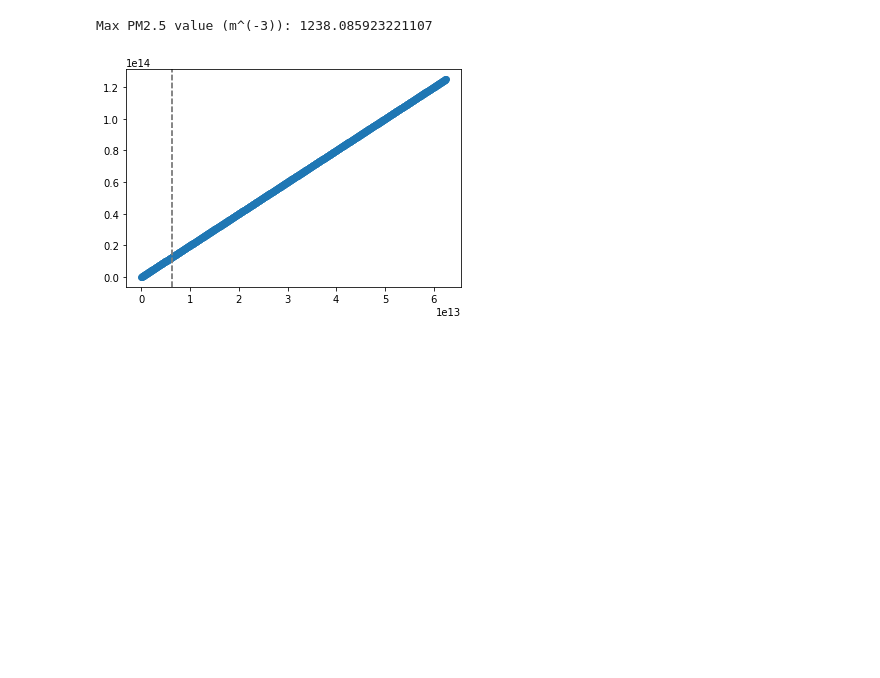
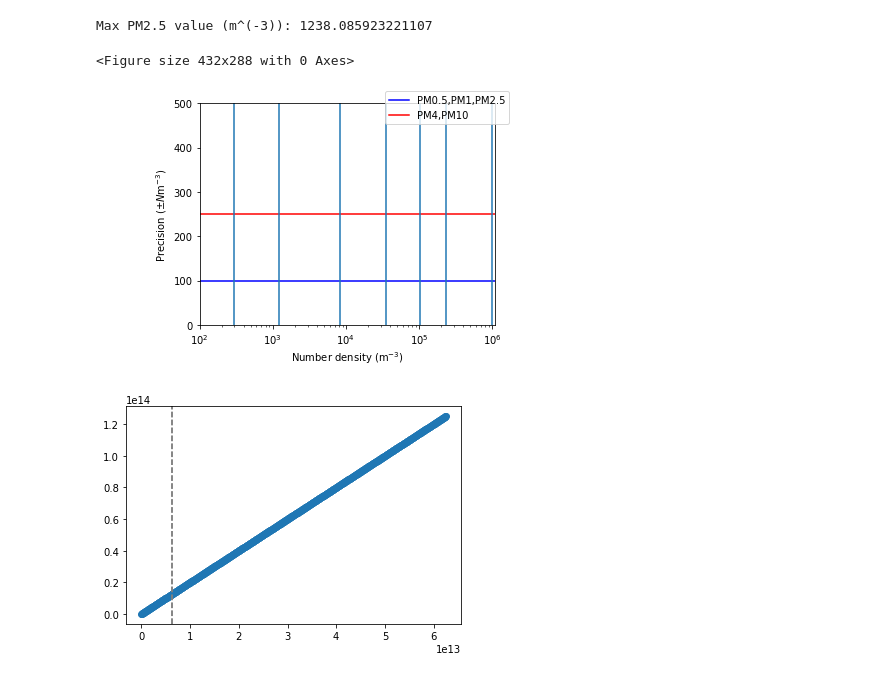
Before and after one commit to mwanakijiji/gpi2_misc, a Jupyter notebook: notebooks_for_development/particle_counter.ipynb, the cells around one changed output. Drawn from its saved outputs; the diff is of its cells as text; code cells hidden in the pictures; blank space fills up the shorter version.

Commit message:
first run of plot of clean tent particles

```diff
--- a/notebooks_for_development/particle_counter.ipynb
+++ b/notebooks_for_development/particle_counter.ipynb
@@ -59,0 +27,6 @@ res_number: 62500.0  /m^3
+# %%
+# boundaries of regimes, in /m^3
+
+boundary_0 = 0 * 10**6 # (/m^3)
+boundary_0to1 = 1000 * 10**6 # (/m^3)
+boundary_1to2 = 3000 * 10**6 # (/m^3)
@@ -94,3 +84,54 @@ abcissa_mass_range = np.linspace(0,1000,1001) # µg/m3
+# %%
+# plot precision
+
+# abcissa
+abcissa_densities = np.linspace(0,boundary_1to2) # (/m^3)
+
+# step-like functions of precisions
+ordinate_precisions_PM05to25 = np.zeros(len(abcissa_densities))
+ordinate_precisions_PM05to25[abcissa_densities < boundary_0to1] = prec_PM05to25_low_numb
+ordinate_precisions_PM05to25[abcissa_densities > boundary_0to1] = prec_PM05to25_high_frac*abcissa_densities[
+                                                                        abcissa_densities > boundary_0to1]
+
+ordinate_precisions_PM4to10 = np.zeros(len(abcissa_densities))
+ordinate_precisions_PM4to10[abcissa_densities < boundary_0to1] = prec_PM4to10_low_numb
+ordinate_precisions_PM4to10[abcissa_densities > boundary_0to1] = prec_PM4to10_high_frac*abcissa_densities[
+                                                                        abcissa_densities > boundary_0to1]
+
+plt.clf()
+
+f, (ax1) = plt.subplots(1, 1)
+
+ax1.plot(abcissa_densities,ordinate_precisions_PM05to25,color="blue",label="PM0.5,PM1,PM2.5")
+ax1.plot(abcissa_densities,ordinate_precisions_PM4to10,color="red",label="PM4,PM10")
+ax1.set_ylabel("Precision ($\pm N $m$^{-3}$)")
+ax1.set_xlabel("Number density (m$^{-3}$)")
+
+ax1.axvline(x=1e6)
+ax1.axvline(x=237000)
+ax1.axvline(x=102000)
+ax1.axvline(x=35200)
+ax1.axvline(x=8320)
+ax1.axvline(x=1238)
+ax1.axvline(x=293)
+ax1.annotate('local max', xy=(3, 1),  xycoords='data',
+            xytext=(0.8, 0.95), textcoords='axes fraction',
+            arrowprops=dict(facecolor='black', shrink=0.05),
+            horizontalalignment='right', verticalalignment='top',
+            )
+
+ax1.set_ylim([0,5e2])
+ax1.set_xlim([1e2,1.1e6])
+
+f.legend()
+
+ax1.set_xscale('log')
+
+plt.tight_layout()
+plt.show()
+# %% [output]
+<Figure size 432x288 with 0 Axes>
+[figure, added]
 # %%
 # plot accuracy and resolution
 
```
Also changed, not shown: parts of 12 cells of this notebook.
